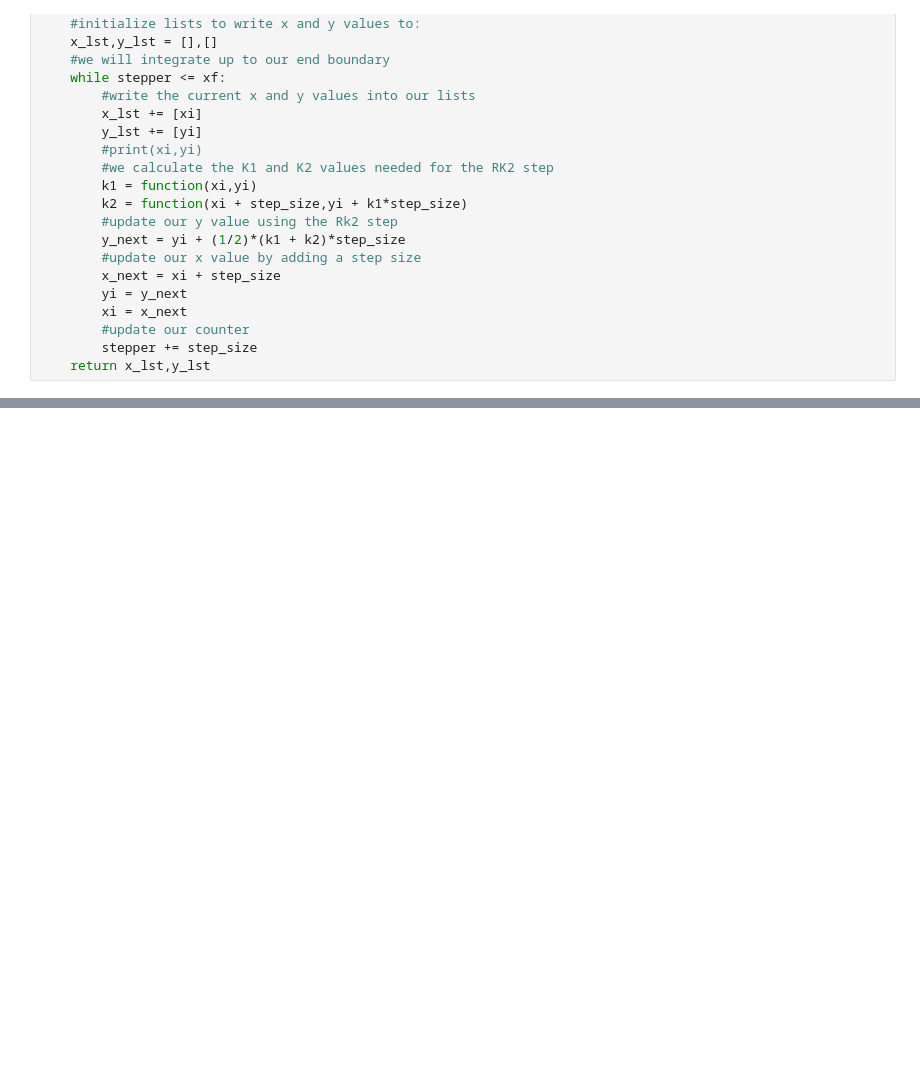
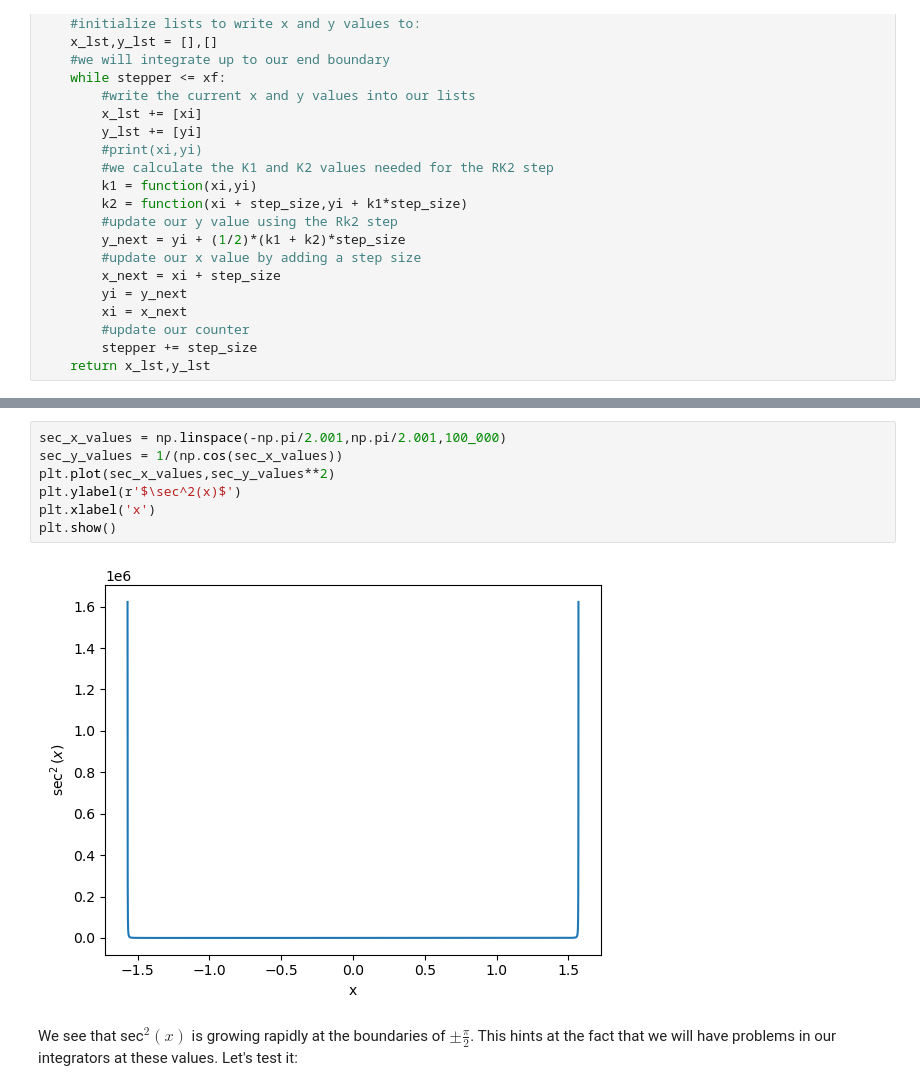
Before and after one commit to gilgarcia-01/ASTR5900, a Jupyter notebook: hw/hw3/ggarcia_hw3_numerical_integration.ipynb, the cells around one changed output, grey strips where cells are left out. Drawn from its saved outputs; the diff is of its cells as text; blank space fills up the shorter version.

```diff
--- a/hw/hw3/ggarcia_hw3_numerical_integration.ipynb
+++ b/hw/hw3/ggarcia_hw3_numerical_integration.ipynb
@@ -162,0 +157,11 @@ plt.show()
+# %%
+sec_x_values = np.linspace(-np.pi/2.001,np.pi/2.001,100_000)
+sec_y_values = 1/(np.cos(sec_x_values))
+plt.plot(sec_x_values,sec_y_values**2)
+plt.ylabel(r'$\sec^2(x)$')
+plt.xlabel('x')
+plt.show()
+# %% [output]
+[figure, added]
+# %% [markdown]
+We see that sec$^2(x)$ is growing rapidly at the boundaries of $\pm \frac{\pi}{2}$. This hints at the fact that we will have problems in our integrators at these values. Let's test it:
```
Also changed, not shown: parts of 14 cells of this notebook.
